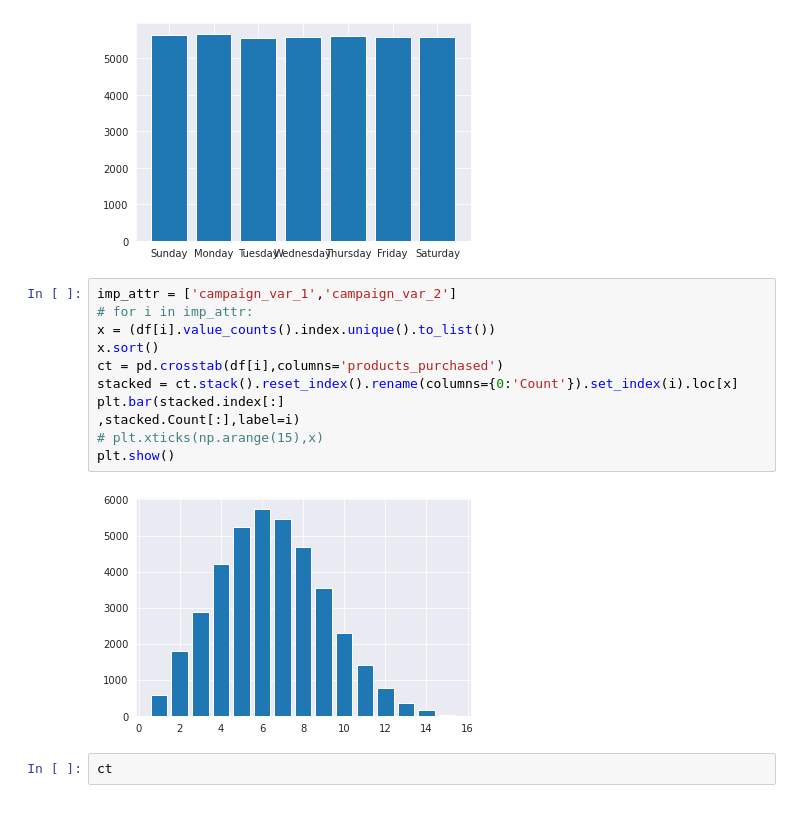
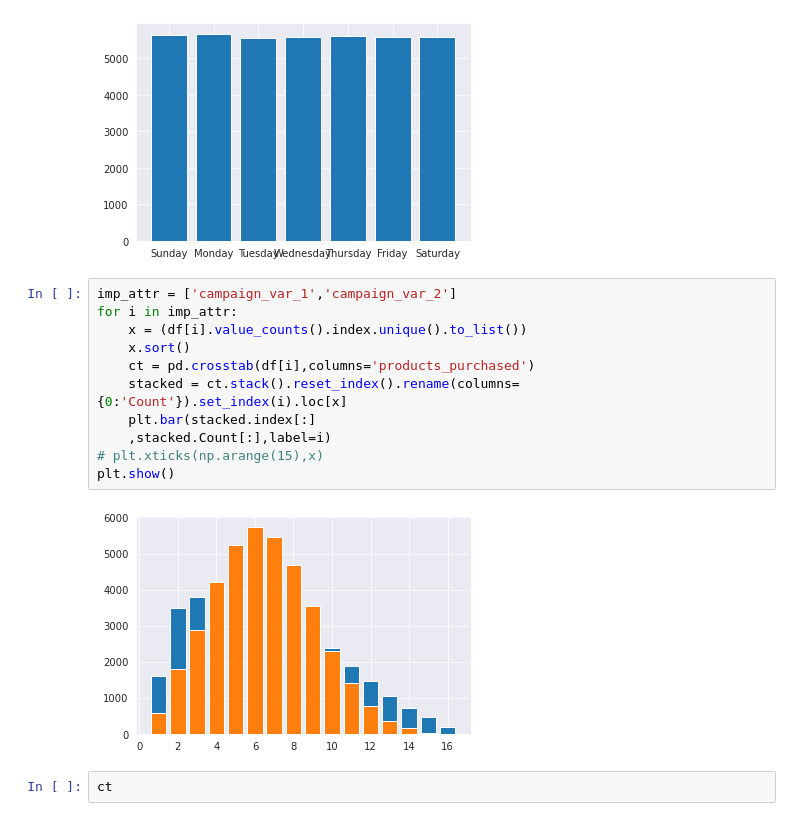
Before and after one commit to kirandapkar/Hackathon-Startup-Customer-lead, a Jupyter notebook: startup_leads_eda.ipynb, the cells around one changed output. Drawn from its saved outputs; the diff is of its cells as text.

```diff
--- a/startup_leads_eda.ipynb
+++ b/startup_leads_eda.ipynb
@@ -130,17 +130,17 @@ plt.show()
 [figure]
 # %%
 imp_attr = ['campaign_var_1','campaign_var_2']
-# for i in imp_attr:
-x = (df[i].value_counts().index.unique().to_list())
-x.sort()
-ct = pd.crosstab(df[i],columns='products_purchased')
-stacked = ct.stack().reset_index().rename(columns={0:'Count'}).set_index(i).loc[x]
-plt.bar(stacked.index[:]
-,stacked.Count[:],label=i)
+for i in imp_attr:
+    x = (df[i].value_counts().index.unique().to_list())
+    x.sort()
+    ct = pd.crosstab(df[i],columns='products_purchased')
+    stacked = ct.stack().reset_index().rename(columns={0:'Count'}).set_index(i).loc[x]
+    plt.bar(stacked.index[:]
+    ,stacked.Count[:],label=i)
 # plt.xticks(np.arange(15),x)
 plt.show()
 # %% [output]
-[figure, old version]
+[figure, new version]
 # %%
 ct
 # %% [output]
```
Also changed, not shown: parts of 36 cells of this notebook.
